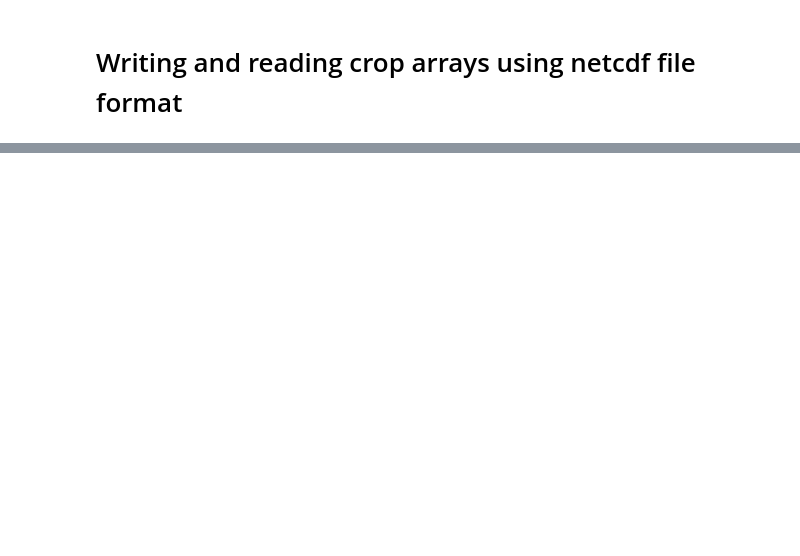
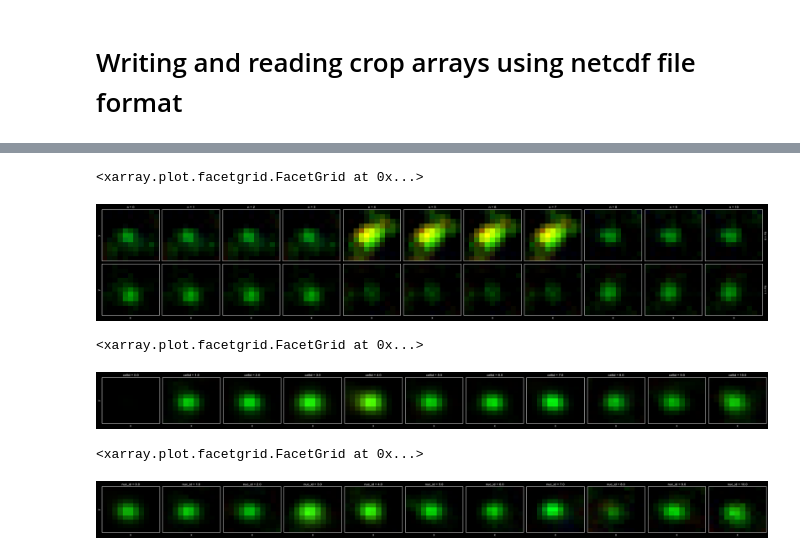
Before and after one commit to Colorado-State-University-Stasevich-Lab/croparray, a Jupyter notebook: notebooks/ToolDevelopment.ipynb, the cells around one changed output, grey strips where cells are left out. Cells and saved outputs as stored; diff of their text form; code cells hidden in the pictures; blank space fills up the shorter version.

Commit message:
Added in sample dataset from O'Neil with sample analysis

```diff
--- a/notebooks/ToolDevelopment.ipynb
+++ b/notebooks/ToolDevelopment.ipynb
@@ -383,0 +336,43 @@ Data variables:
+# %%
+# Create best-z projection using channel 2 (translation) as a reference. taking bestz +/- 1 here (roll_n = 3)
+best_z = best_z_proj(my_ca, ref_ch=2, disk_r=3, roll_n=3)
+
+# measure intensity in disk with radius of 3 pixels:
+disk_sig = best_z.where(lambda a: a.x**2 + a.y**2 <= (3*my_ca.dx)**2).mean(dim=['x','y'])
+
+# measure intensity in donut with width 1 pixel and inner radius of 5 pixels:
+donut_sig = best_z.where(lambda a: (a.x**2 + a.y**2 >= (5*my_ca.dx)**2) & (a.x**2 + a.y**2 < (6*my_ca.dx)**2)).mean(dim=['x','y'])
+
+# disk-donut intensity quantification
+signal = disk_sig - donut_sig
+
+# create a best-z projection that is background subtracted
+best_z_bg = best_z -donut_sig
+
+# add signal layer to original crop array for sorting and things
+my_ca['signal'] = signal
+# %%
+# Repeat measurement above, but looking at background-subtracted image instead of standard max-projection
+# You can see a big improvement in signal, by taking the best plane... Can get slighly better with roll_n = 1 above, but more noisy?
+best_z_bg.sel(ch=[1,2,3],n=slice(0,10)).mean(dim=['t']).plot.imshow(col='n',row='fov',rgb='ch',cmap='gray',xticks=[],yticks=[],vmin=0, vmax=30000)
+# %% [output]
+<xarray.plot.facetgrid.FacetGrid at 0x...>
+[figure, added]
+# %%
+# Let's compare the average spot from different cells
+# Repeat measurement above, but looking at background-subtracted image instead of standard max-projection
+# You can see a big improvement in signal, by taking the best plane... Can get slighly better with roll_n = 1 above, but more noisy?
+cell_ids= np.unique(my_ca.cellid)
+cells = xr.concat([best_z_bg.where(my_ca.cellid==i) for i in cell_ids],dim=pd.Index(cell_ids, name='cellid')).to_dataset()
+cells.int.sel(ch=[1,2,3]).mean(dim=['t','n','fov']).plot.imshow(col='cellid', rgb='ch',cmap='gray',xticks=[],yticks=[],vmin=0,vmax=30000)
+# %% [output]
+<xarray.plot.facetgrid.FacetGrid at 0x...>
+[figure, added]
+# %%
+# Now let's look at the spots in/over the nucleus:
+my_ids= np.unique(my_ca.nucid)
+cells = xr.concat([best_z_bg.where(my_ca.nucid==i) for i in my_ids],dim=pd.Index(my_ids, name='nuc_id')).to_dataset()
+cells.int.sel(ch=[1,2,3]).mean(dim=['t','n','fov']).plot.imshow(col='nuc_id', rgb='ch',cmap='gray',xticks=[],yticks=[],vmin=0,vmax=30000)
+# %% [output]
+<xarray.plot.facetgrid.FacetGrid at 0x...>
+[figure, added]
```
Also changed, not shown: parts of 29 cells of this notebook, 11 other files.
